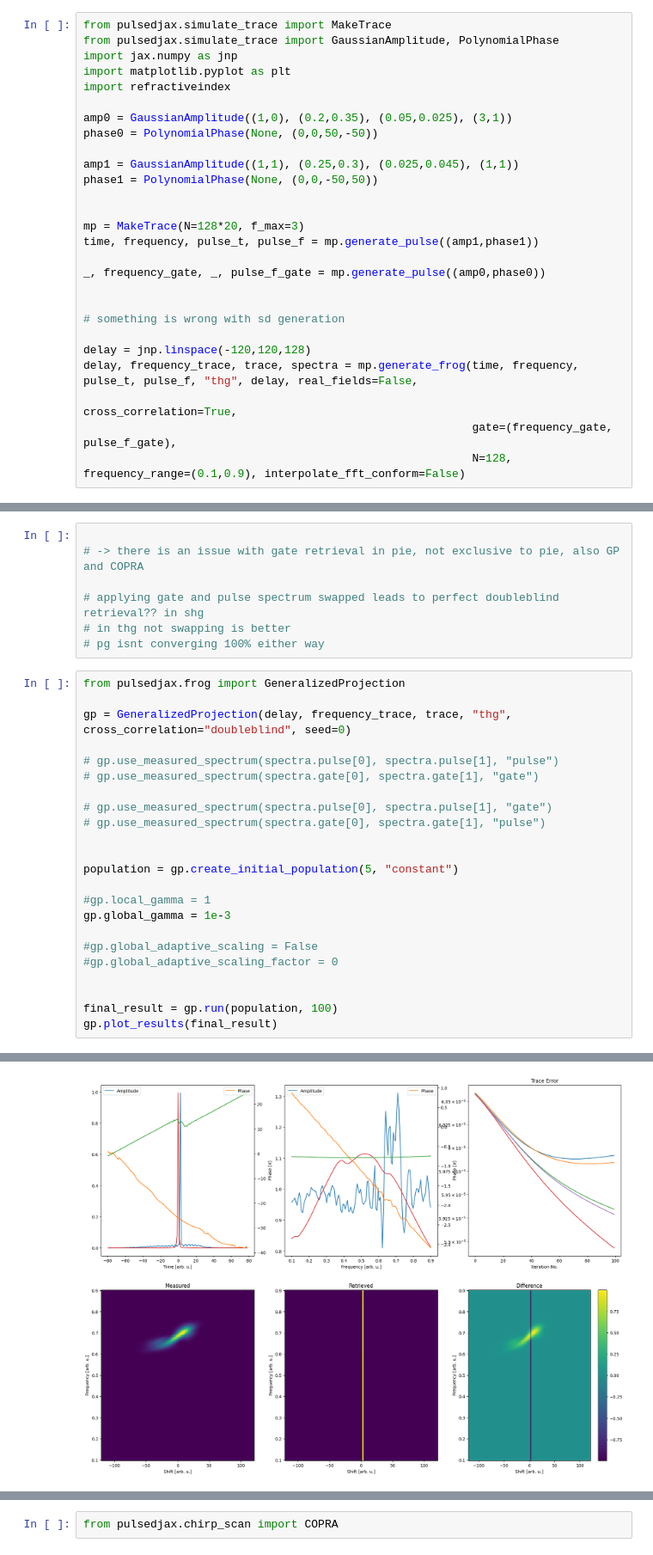
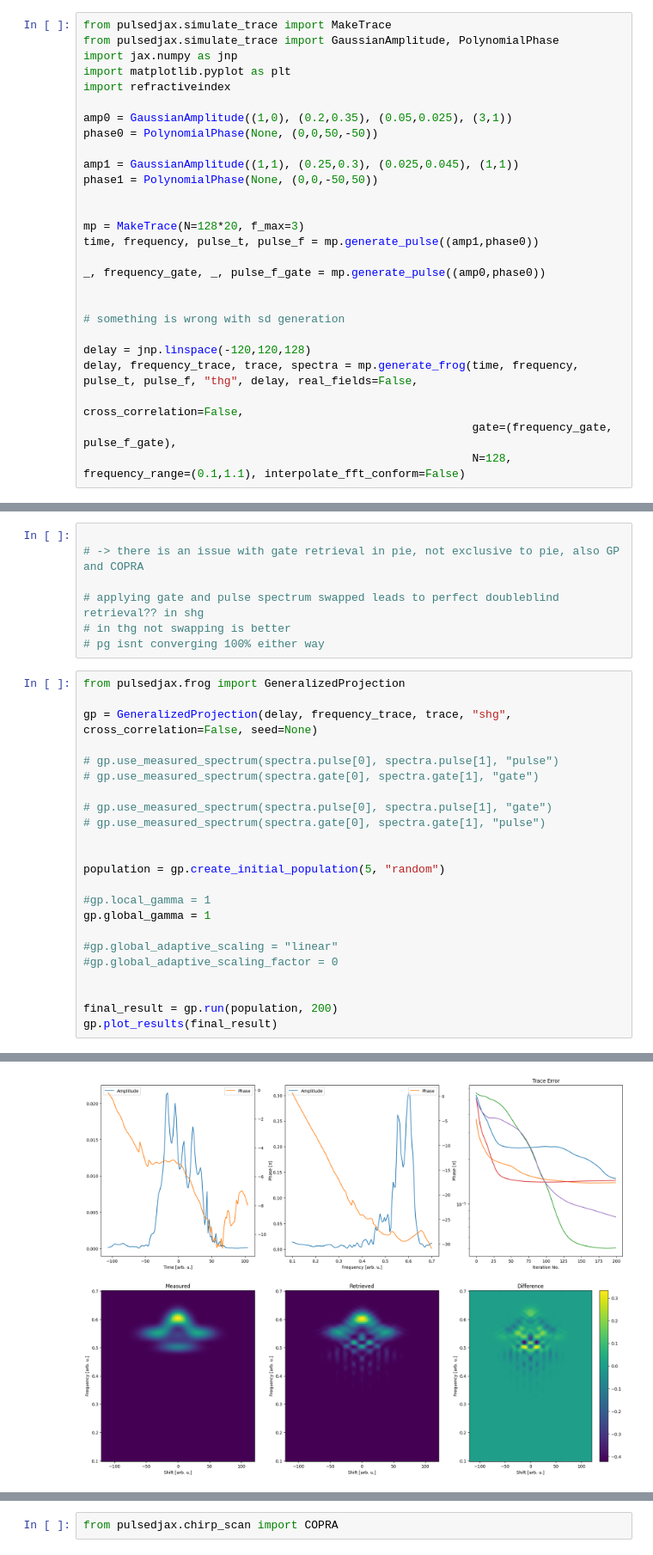
Before and after one commit to matillda123/Pulse-Retrieval-with-JAX, a Jupyter notebook: _usage_example.ipynb, the cells around one changed output, grey strips where cells are left out. Shown at 86% size. Drawn from its saved outputs; the diff is of its cells as text.

```diff
--- a/_usage_example.ipynb
+++ b/_usage_example.ipynb
@@ -13,7 +13,7 @@ phase1 = PolynomialPhase(None, (0,0,-50,50))
 
 
 mp = MakeTrace(N=128*20, f_max=3)
-time, frequency, pulse_t, pulse_f = mp.generate_pulse((amp1,phase1))
+time, frequency, pulse_t, pulse_f = mp.generate_pulse((amp1,phase0))
 
 _, frequency_gate, _, pulse_f_gate = mp.generate_pulse((amp0,phase0))
 
@@ -22,7 +22,7 @@ _, frequency_gate, _, pulse_f_gate = mp.generate_pulse((amp0,phase0))
 
 delay = jnp.linspace(-120,120,128)
 delay, frequency_trace, trace, spectra = mp.generate_frog(time, frequency, pulse_t, pulse_f, "thg", delay, real_fields=False,
-                                                          cross_correlation=True,
+                                                          cross_correlation=False,
                                                           gate=(frequency_gate, pulse_f_gate),
-                                                          N=128, frequency_range=(0.1,0.9), interpolate_fft_conform=False)
+                                                          N=128, frequency_range=(0.1,1.1), interpolate_fft_conform=False)
 # %% [output]
@@ -63,7 +82,7 @@ gp.plot_results(final_result)
 # %%
 from pulsedjax.frog import GeneralizedProjection
 
-gp = GeneralizedProjection(delay, frequency_trace, trace, "thg", cross_correlation="doubleblind", seed=0)
+gp = GeneralizedProjection(delay, frequency_trace, trace, "shg", cross_correlation=False, seed=None)
 
 # gp.use_measured_spectrum(spectra.pulse[0], spectra.pulse[1], "pulse")
 # gp.use_measured_spectrum(spectra.gate[0], spectra.gate[1], "gate")
@@ -72,15 +91,15 @@ gp = GeneralizedProjection(delay, frequency_trace, trace, "thg", cross_correlati
 # gp.use_measured_spectrum(spectra.gate[0], spectra.gate[1], "pulse")
 
 
-population = gp.create_initial_population(5, "constant")
+population = gp.create_initial_population(5, "random")
 
 #gp.local_gamma = 1
-gp.global_gamma = 1e-3
+gp.global_gamma = 1
 
-#gp.global_adaptive_scaling = False
+#gp.global_adaptive_scaling = "linear"
 #gp.global_adaptive_scaling_factor = 0
 
 
-final_result = gp.run(population, 100)
+final_result = gp.run(population, 200)
 gp.plot_results(final_result)
 # %% [output]
@@ -88,4 +106,4 @@ Doubleblind Retrieval has uniqueness issues. You should provide spectra for puls
-[figure, old version]
+[figure, new version]
 # %%
 from pulsedjax.frog import COPRA
 
```
Also changed, not shown: parts of 5 cells of this notebook, 6 other files.
